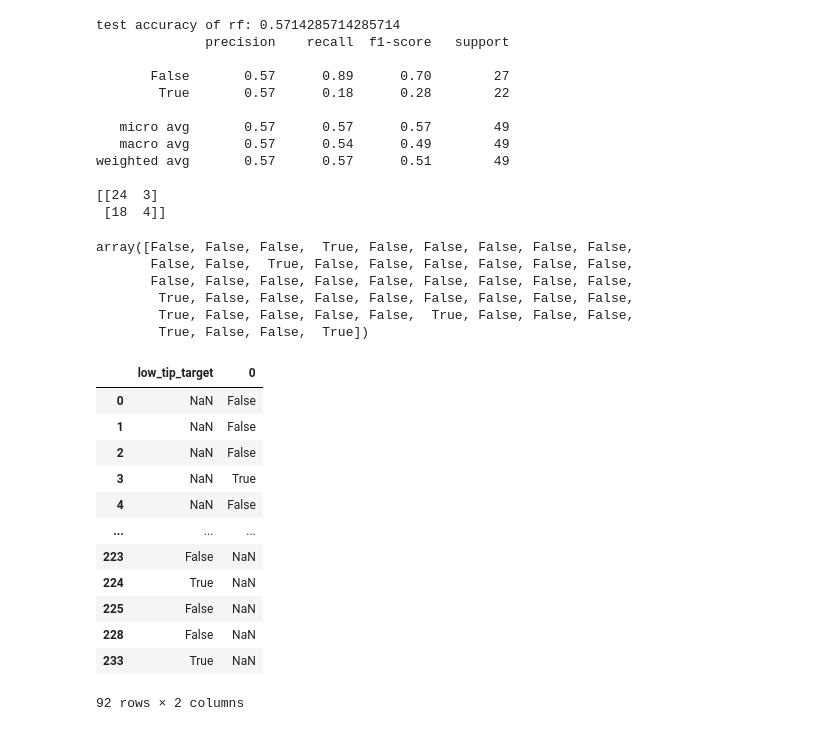
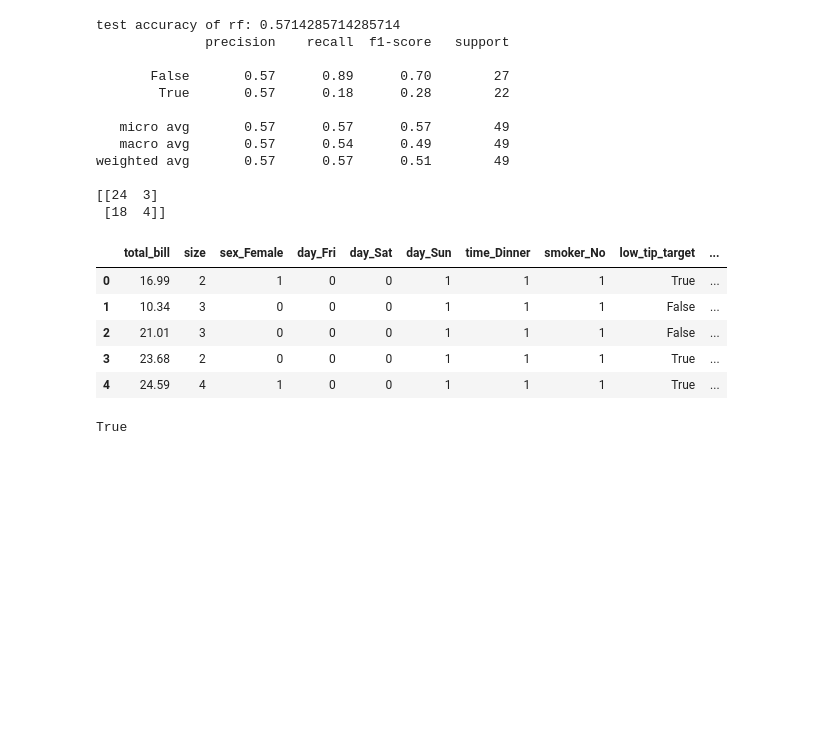
Before and after one commit to CodeupClassroom/darden-classification-exercises, a Jupyter notebook: modeling.ipynb, the cells around one changed output. Cells and saved outputs as stored; diff of their text form; code cells hidden in the pictures; blank space fills up the shorter version.

Commit message:
modeling lesson update

```diff
--- a/modeling.ipynb
+++ b/modeling.ipynb
@@ -741,9 +741,9 @@ Why? test on out-of-sample, ensure performance is stable, not-overfitting & esti
 # %%
 print("test accuracy of rf:", rf.score(X_test, y_test))
 
-y_pred_rf = rf.predict(X_test)
-print(classification_report(y_test, y_pred_rf))
-print(confusion_matrix(y_test, y_pred_rf))
+y_pred_test = rf.predict(X_test)
+print(classification_report(y_test, y_pred_test))
+print(confusion_matrix(y_test, y_pred_test))
 # %% [output]
 test accuracy of rf: 0.5714285714285714
               precision    recall  f1-score   support
@@ -757,28 +757,39 @@ weighted avg       0.57      0.57      0.51        49
 
 [[24  3]
  [18  4]]
-# %%
-y_pred_rf
-# %% [output]
-array([False, False, False,  True, False, False, False, False, False,
-       False, False,  True, False, False, False, False, False, False,
-       False, False, False, False, False, False, False, False, False,
-        True, False, False, False, False, False, False, False, False,
-        True, False, False, False, False,  True, False, False, False,
-        True, False, False,  True])
-# %%
-[pd.DataFrame(y_test), pd.DataFrame(y_pred_rf)]
-# %% [output]
-|  | low_tip_target | 0 |
-| 0 | NaN | False |
-| 1 | NaN | False |
-| 2 | NaN | False |
-| 3 | NaN | True |
-| 4 | NaN | False |
-| ... | ... | ... |
-| 223 | False | NaN |
-| 224 | True | NaN |
-| 225 | False | NaN |
-| 228 | False | NaN |
-| 233 | True | NaN |
-92 rows × 2 columns
+# %%
+# make predictions using rf model on all observations (train, validate, test)
+# so that we can add these predictions to our prepped and cleaned dataframe.
+
+y_pred_train = rf.predict(X_train)
+y_pred_validate = rf.predict(X_validate)
+# %%
+train = pd.DataFrame({'pred_low_tip': y_pred_train, 'low_tip': y_train})
+validate = pd.DataFrame({'pred_low_tip': y_pred_validate, 'low_tip': y_validate})
+test = pd.DataFrame({'pred_low_tip': y_pred_test, 'low_tip': y_test})
+# tips = pd.concat([tips, tips_dummies], axis=1)
+# %%
+# create one dataframe of all the predicted and actual values for the target variable
+y_df = pd.concat([train.sort_index(),
+                  validate.sort_index(),
+                  test.sort_index()], axis=0).sort_index()
+# %%
+# join the y_df to our tips dataframe (the df before we split into train, validate, test)
+
+tips_predictions = pd.concat([tips, y_df], axis=1)
+tips_predictions.head()
+# %% [output]
+|  | total_bill | size | sex_Female | day_Fri | day_Sat | day_Sun | time_Dinner | smoker_No | low_tip_target | ... |
+| 0 | 16.99 | 2 | 1 | 0 | 0 | 1 | 1 | 1 | True | ... |
+| 1 | 10.34 | 3 | 0 | 0 | 0 | 1 | 1 | 1 | False | ... |
+| 2 | 21.01 | 3 | 0 | 0 | 0 | 1 | 1 | 1 | False | ... |
+| 3 | 23.68 | 2 | 0 | 0 | 0 | 1 | 1 | 1 | True | ... |
+| 4 | 24.59 | 4 | 1 | 0 | 0 | 1 | 1 | 1 | True | ... |
+# %%
+
+# verify the low_tip_target on original tips matches the
+# low_tip on the new tips_predictions dataframe
+
+tips.low_tip_target.all() == tips_predictions.low_tip.all()
+# %% [output]
+True
```
